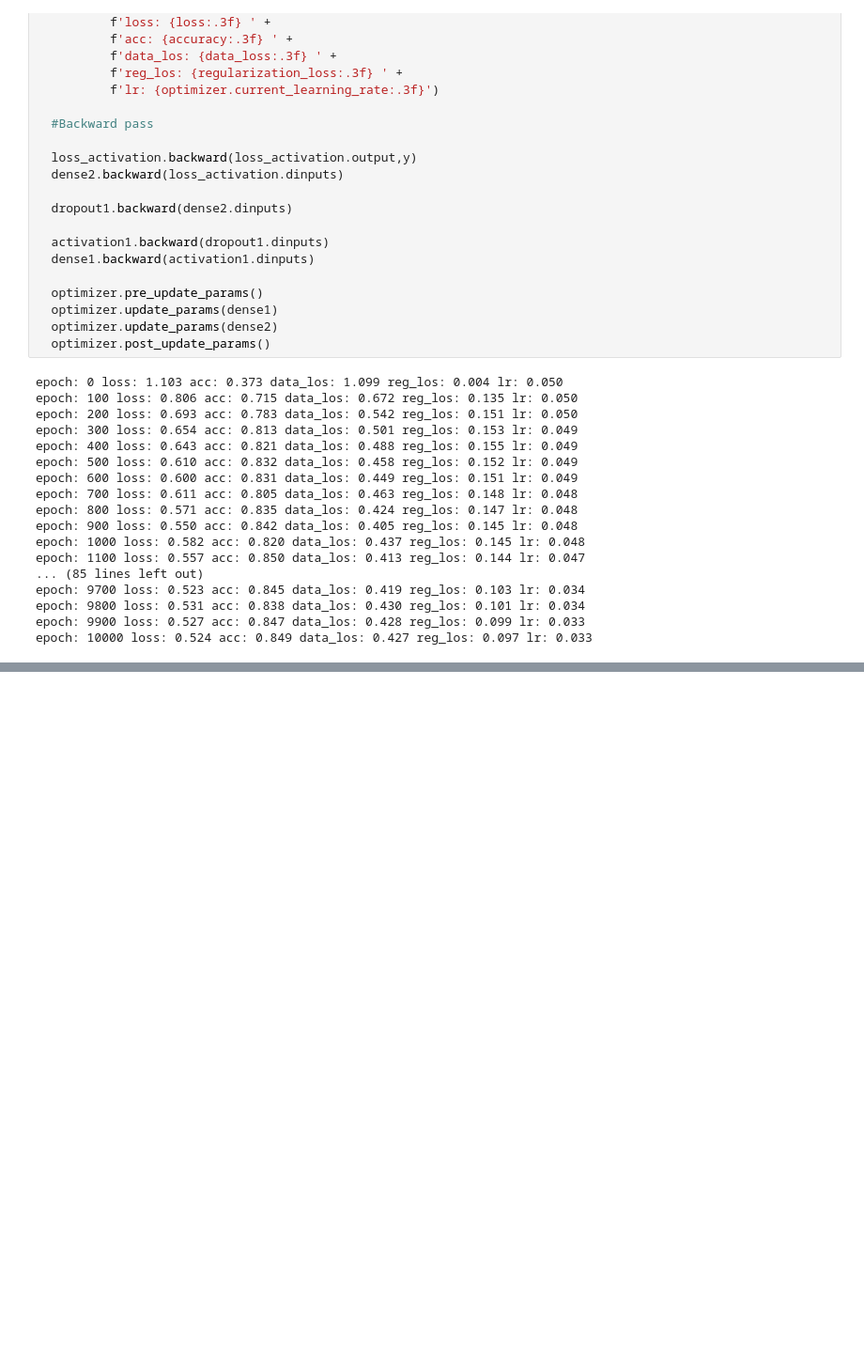
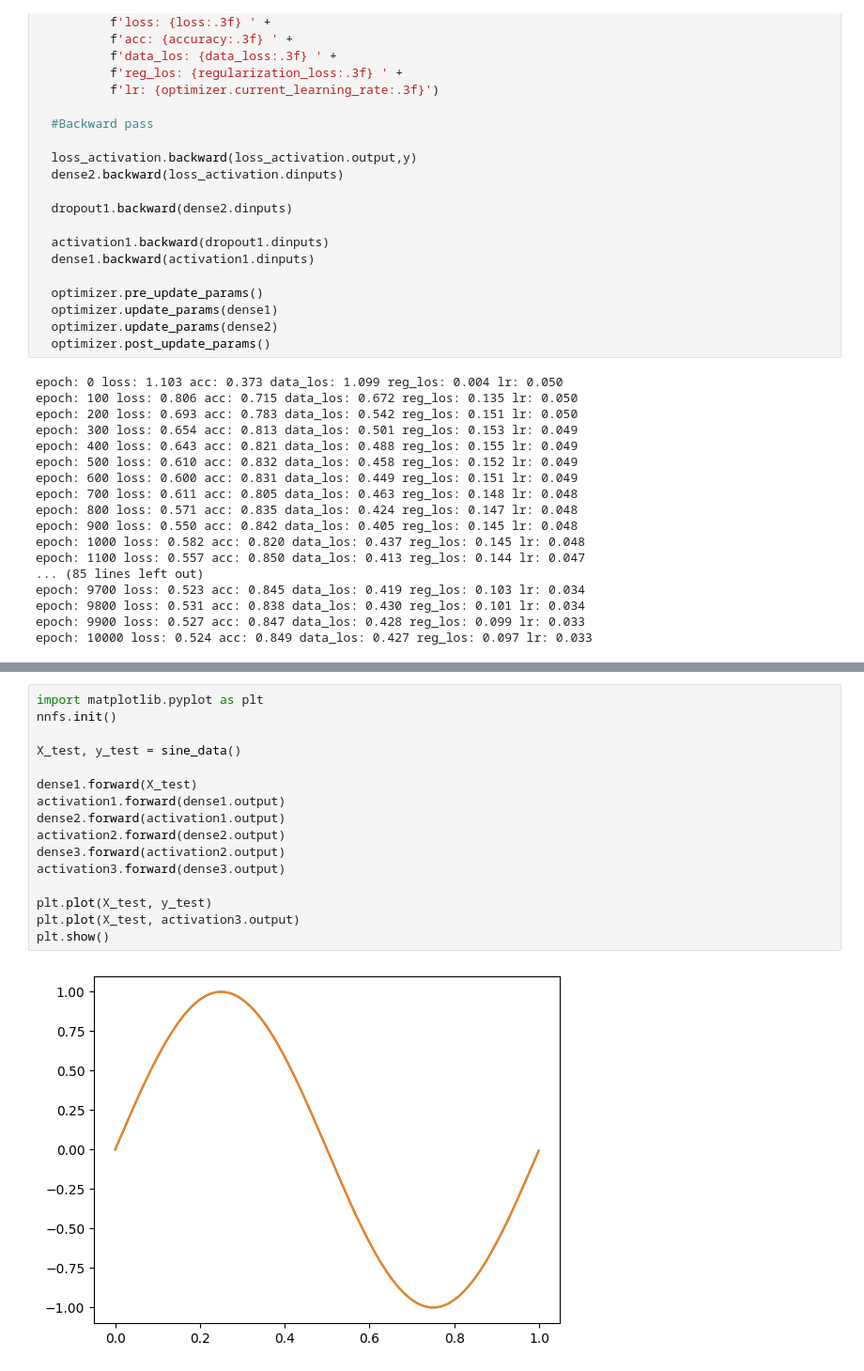
Before and after one commit to douglasmmachado/BatterySoC-Prediction, a Jupyter notebook: examples.ipynb, the cells around one changed output, grey strips where cells are left out. Shown at 94% size. Saved outputs shown, nothing was run; the diff lists cells and outputs as text; blank space fills up the shorter version.

```diff
--- a/examples.ipynb
+++ b/examples.ipynb
@@ -1966,0 +2206,18 @@ b
+# %%
+import matplotlib.pyplot as plt
+nnfs.init()
+
+X_test, y_test = sine_data()
+
+dense1.forward(X_test)
+activation1.forward(dense1.output)
+dense2.forward(activation1.output)
+activation2.forward(dense2.output)
+dense3.forward(activation2.output)
+activation3.forward(dense3.output)
+
+plt.plot(X_test, y_test)
+plt.plot(X_test, activation3.output)
+plt.show()
+# %% [output]
+[figure, added]
```
Also changed, not shown: parts of 13 cells of this notebook.
